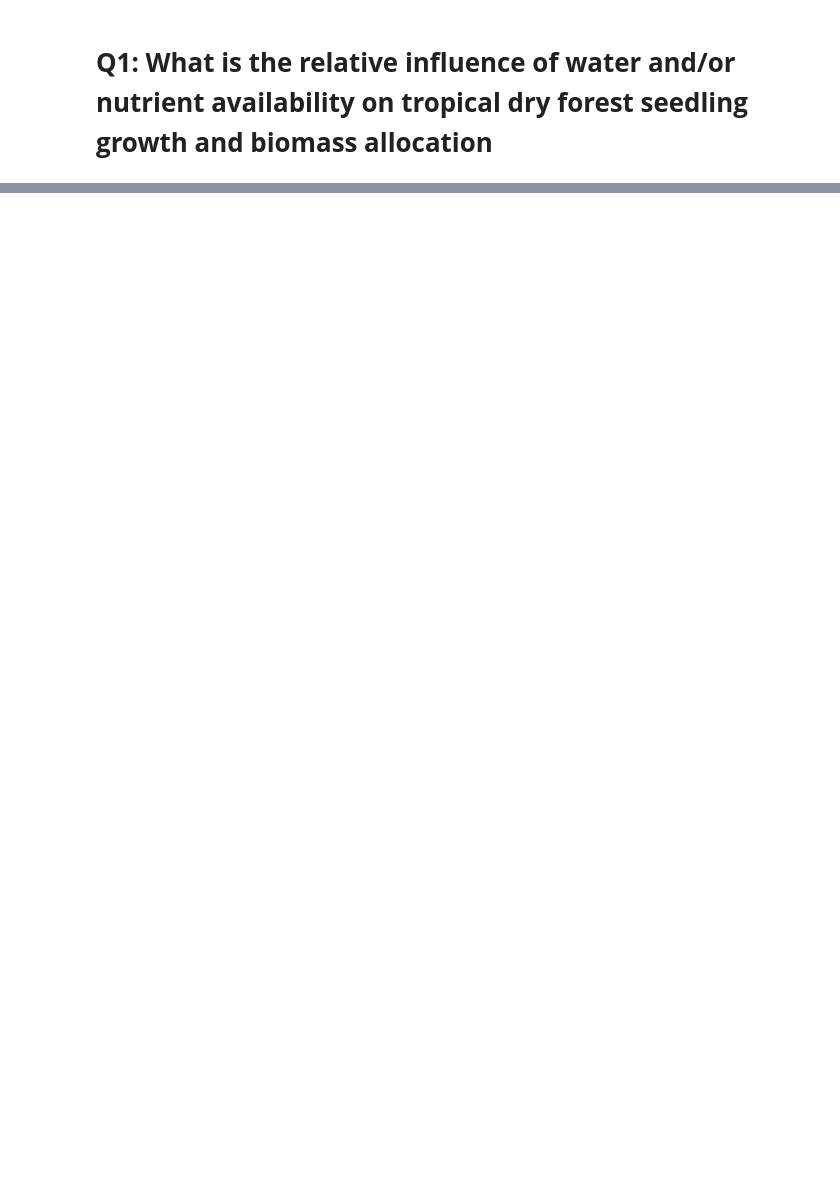
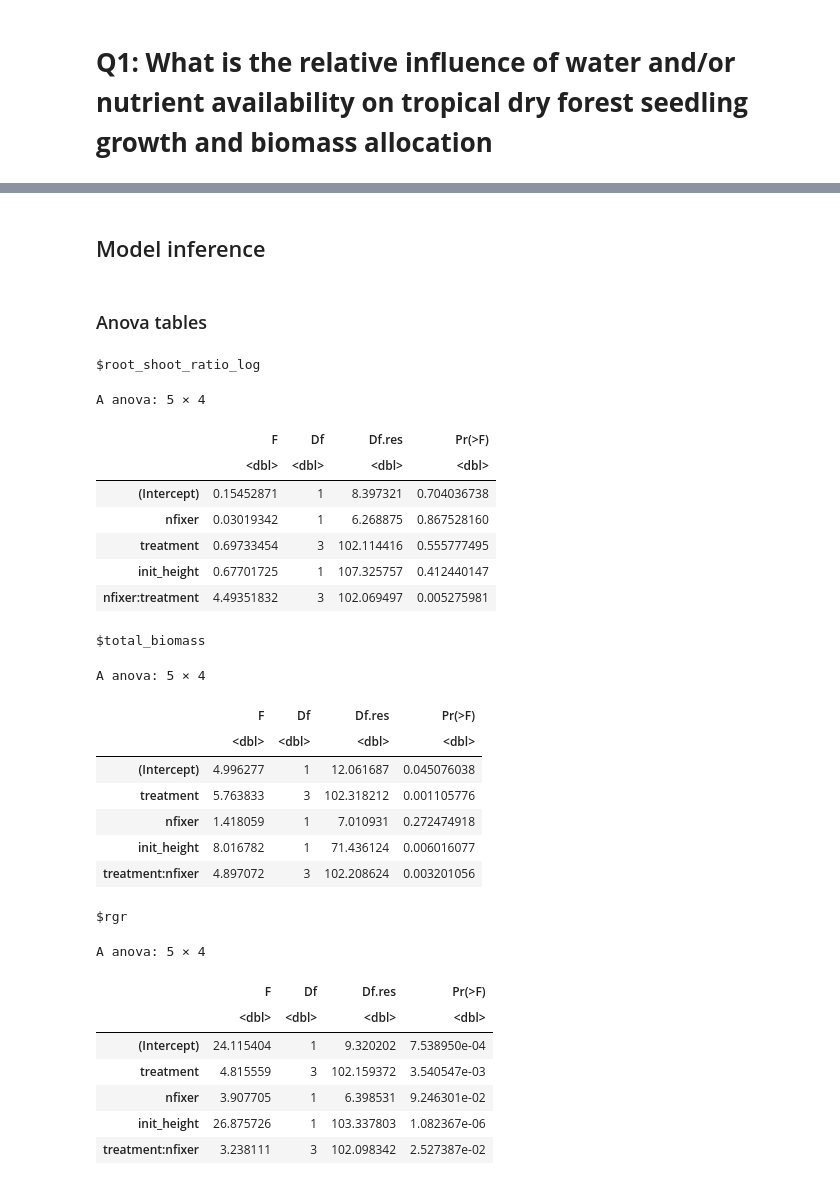
Before and after one commit to ecamo19/shade_house_reproducible_stats, a Jupyter notebook: notebooks/model_for_q1.ipynb, the cells around one changed output, grey strips where cells are left out. Saved outputs shown, nothing was run; the diff lists cells and outputs as text; code cells hidden in the pictures; blank space fills up the shorter version.

```diff
--- a/notebooks/model_for_q1.ipynb
+++ b/notebooks/model_for_q1.ipynb
@@ -36,0 +93,34 @@ ERROR: Error in is.data.frame(y): object 'data_leaftraits_cleaned' not found
+# %% [markdown]
+## Model inference
+# %% [markdown]
+### Anova tables
+# %%
+map(models_q1, ~Anova(.x, type = "III", test.statistic = c("F")))
+# %% [output]
+$root_shoot_ratio_log
+A anova: 5 × 4
+|  | F | Df | Df.res | Pr(>F) |
+|  | <dbl> | <dbl> | <dbl> | <dbl> |
+| (Intercept) | 0.15452871 | 1 | 8.397321 | 0.704036738 |
+| nfixer | 0.03019342 | 1 | 6.268875 | 0.867528160 |
+| treatment | 0.69733454 | 3 | 102.114416 | 0.555777495 |
+| init_height | 0.67701725 | 1 | 107.325757 | 0.412440147 |
+| nfixer:treatment | 4.49351832 | 3 | 102.069497 | 0.005275981 |
+$total_biomass
+A anova: 5 × 4
+|  | F | Df | Df.res | Pr(>F) |
+|  | <dbl> | <dbl> | <dbl> | <dbl> |
+| (Intercept) | 4.996277 | 1 | 12.061687 | 0.045076038 |
+| treatment | 5.763833 | 3 | 102.318212 | 0.001105776 |
+| nfixer | 1.418059 | 1 | 7.010931 | 0.272474918 |
+| init_height | 8.016782 | 1 | 71.436124 | 0.006016077 |
+| treatment:nfixer | 4.897072 | 3 | 102.208624 | 0.003201056 |
+$rgr
+A anova: 5 × 4
+|  | F | Df | Df.res | Pr(>F) |
+|  | <dbl> | <dbl> | <dbl> | <dbl> |
+| (Intercept) | 24.115404 | 1 | 9.320202 | 7.538950e-04 |
+| treatment | 4.815559 | 3 | 102.159372 | 3.540547e-03 |
+| nfixer | 3.907705 | 1 | 6.398531 | 9.246301e-02 |
+| init_height | 26.875726 | 1 | 103.337803 | 1.082367e-06 |
+| treatment:nfixer | 3.238111 | 3 | 102.098342 | 2.527387e-02 |
```
Also changed, not shown: parts of 28 cells of this notebook, 3 other files.
